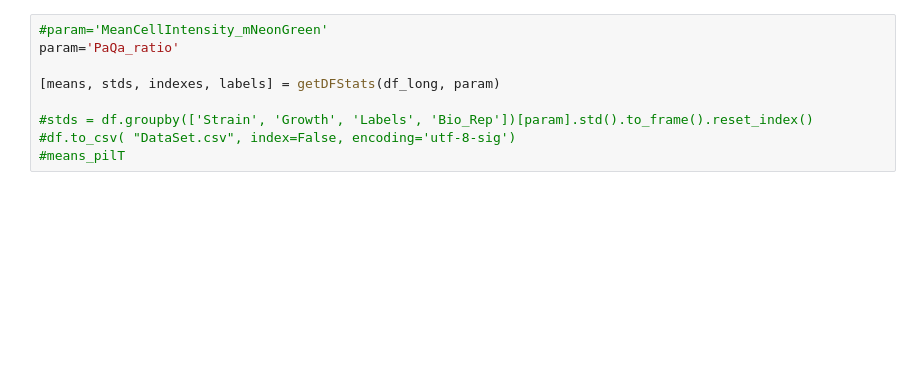
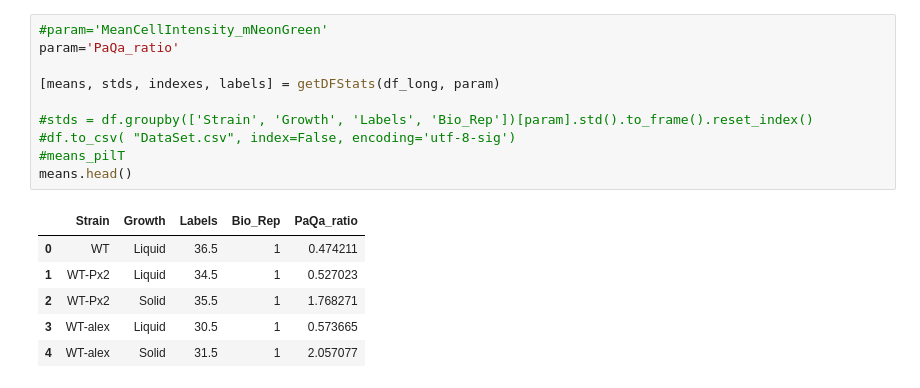
Before and after one commit to lorenzotala/PhD_codes, a Jupyter notebook: Mechanosensation/Python_code/Motor_localization_analysis/Dataplotting_paqaLevels.ipynb, the cells around one changed output. Cells and saved outputs as stored; diff of their text form; blank space fills up the shorter version.

```diff
--- a/Mechanosensation/Python_code/Motor_localization_analysis/Dataplotting_paqaLevels.ipynb
+++ b/Mechanosensation/Python_code/Motor_localization_analysis/Dataplotting_paqaLevels.ipynb
@@ -290,12 +443,20 @@ df_long.head()
 # %%
 #param='MeanCellIntensity_mNeonGreen'
 param='PaQa_ratio'
 
 [means, stds, indexes, labels] = getDFStats(df_long, param)
 
 #stds = df.groupby(['Strain', 'Growth', 'Labels', 'Bio_Rep'])[param].std().to_frame().reset_index()
 #df.to_csv( "DataSet.csv", index=False, encoding='utf-8-sig')
 #means_pilT
+means.head()
+# %% [output]
+|  | Strain | Growth | Labels | Bio_Rep | PaQa_ratio |
+| 0 | WT | Liquid | 36.5 | 1 | 0.474211 |
+| 1 | WT-Px2 | Liquid | 34.5 | 1 | 0.527023 |
+| 2 | WT-Px2 | Solid | 35.5 | 1 | 1.768271 |
+| 3 | WT-alex | Liquid | 30.5 | 1 | 0.573665 |
+| 4 | WT-alex | Solid | 31.5 | 1 | 2.057077 |
 # %%
 colors = bokeh.palettes.d3['Category20'][20]*3
 growth=['Liquid', 'Solid']
```
Also changed, not shown: parts of 6 cells of this notebook, 9 other files.
